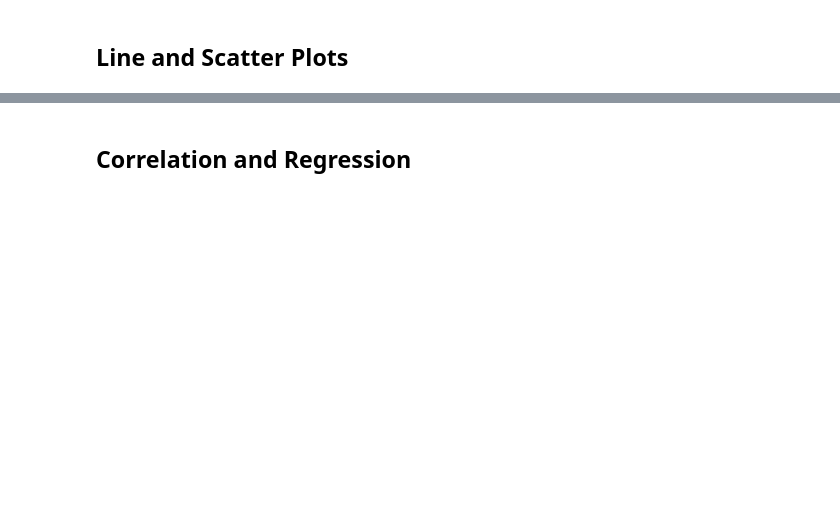
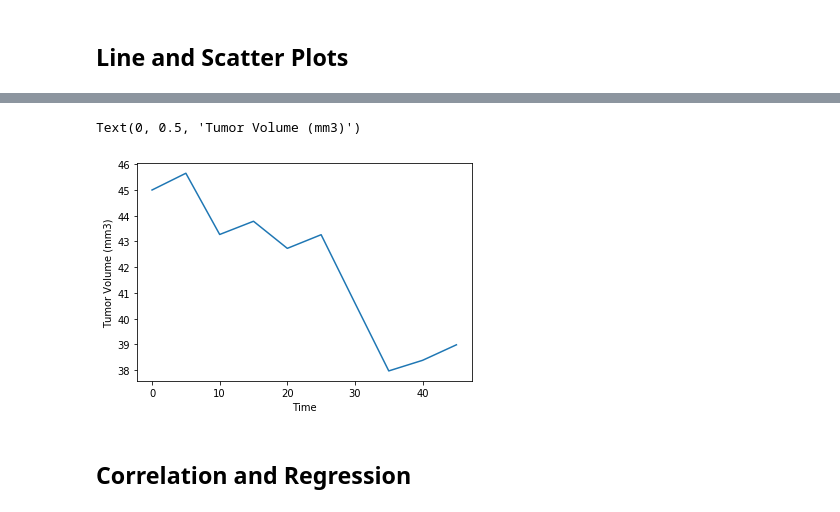
Before and after one commit to abednarz210/Matplotlib, a Jupyter notebook: pymaceuticals_starter .ipynb, the cells around one changed output, grey strips where cells are left out. Drawn from its saved outputs; the diff is of its cells as text; code cells hidden in the pictures; blank space fills up the shorter version.

Commit message:
"updated plots"

```diff
--- a/pymaceuticals_starter .ipynb
+++ b/pymaceuticals_starter .ipynb
@@ -220,3 +250,12 @@ plt.show()
+# %%
+cap_mouse = cur_mouse.loc[cur_mouse["Mouse ID"] == "b128"]
+#cur_mouse.head()
+plt.plot(cap_mouse['Timepoint'], cap_mouse['Tumor Volume (mm3)'])
+plt.xlabel('Time')
+plt.ylabel('Tumor Volume (mm3)')
+# %% [output]
+Text(0, 0.5, 'Tumor Volume (mm3)')
+[figure, added]
 # %%
 # Generate a scatter plot of average tumor volume vs. mouse weight for the Capomulin regimen
 # %% [markdown]
```
Also changed, not shown: parts of 3 cells of this notebook.
